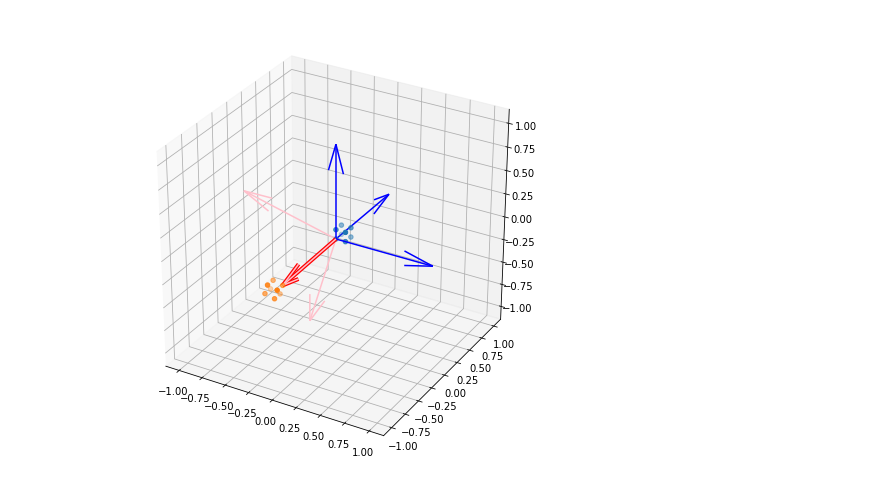
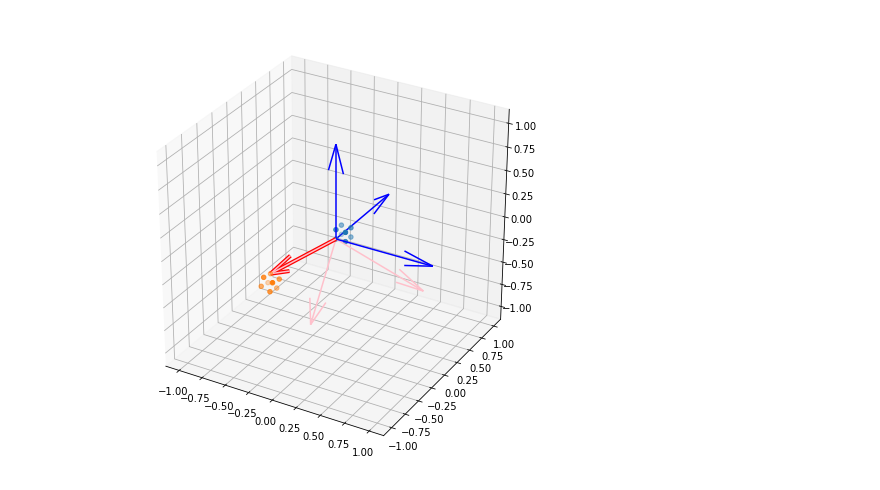
Before and after one commit to BartBruininks/InsaneVesicle, a Jupyter notebook: InsaneVesicle.ipynb, the cells around one changed output. Drawn from its saved outputs; the diff is of its cells as text; code cells hidden in the pictures.

```diff
--- a/InsaneVesicle.ipynb
+++ b/InsaneVesicle.ipynb
@@ -187,7 +187,7 @@ def fibonacci_sphere(samples=1,randomize=True):
 
         points.append([x,y,z])
 
-    return points
+    return np.array(points)
 # %%
 def plot_sphere(coordinates, *args):
     """
@@ -241,10 +241,10 @@ def rot_trans_fitting(vector1, vector2, object_3d, plotting = False):
     rotation_matrix = superimposition_matrix(basic_axes, new_axes)
 
     #Rotating all points to new axes
-    cube_rot = []
+    object_3d_rot = []
     for point in object_3d:
-        cube_rot.append(np.dot(point, rotation_matrix[:3, :3])+vector1)
-    cube_rot = np.array(cube_rot)
+        object_3d_rot.append(np.dot(point, rotation_matrix[:3, :3])+vector1)
+    object_3d_rot = np.array(object_3d_rot)
 
     #Optional plotting
     if plotting:
@@ -253,8 +253,8 @@ def rot_trans_fitting(vector1, vector2, object_3d, plotting = False):
         ax.set_xlim3d(-1.1, 1.1)
         ax.set_ylim3d(-1.1, 1.1)
         ax.set_zlim3d(-1.1, 1.1)
-        ax.scatter(cube[:,0], cube[:,1], cube[:,2])
-        ax.scatter(cube_rot[:,0], cube_rot[:,1], cube_rot[:,2])
+        ax.scatter(object_3d[:,0], object_3d[:,1], object_3d[:,2])
+        ax.scatter(object_3d_rot[:,0], object_3d_rot[:,1], object_3d_rot[:,2])
         ax.quiver(0, 0, 0, vector1[0], vector1[1], vector1[2], color='red', lw=4)
         ax.quiver(0, 0, 0, norm_vector1[0], norm_vector1[1], norm_vector1[2], color='pink')
         ax.quiver(0, 0, 0, norm_vector2[0], norm_vector2[1], norm_vector2[2], color='pink')
@@ -264,4 +264,4 @@ def rot_trans_fitting(vector1, vector2, object_3d, plotting = False):
         ax.quiver(0, 0, 0, vectorz[0], vectorz[1], vectorz[2], color='blue')
         plt.show()
 
-    return cube_rot
+    return object_3d_rot
@@ -268,9 +304,9 @@ def rot_trans_fitting(vector1, vector2, object_3d, plotting = False):
 # %%
 #Do the transformation for one cube on the surphase of a sphere.
-sphere_coordinates = np.array(fibonacci_sphere(1000))
+sphere_coordinates = np.array(fibonacci_sphere(100))
 cube = (np.array([[0,0,1,1,0,0,1,1], [0,1,0,1,0,1,0,1], [0,0,0,0,1,1,1,1]]).T)*0.1
 cube_rot = rot_trans_fitting(sphere_coordinates[0], sphere_coordinates[50], cube, True)
 # %% [output]
-[figure, old version]
+[figure, new version]
 # %%
 #Now project a cube on all points of the sphere
```
Also changed, not shown: parts of 6 cells of this notebook, 1 other file.
